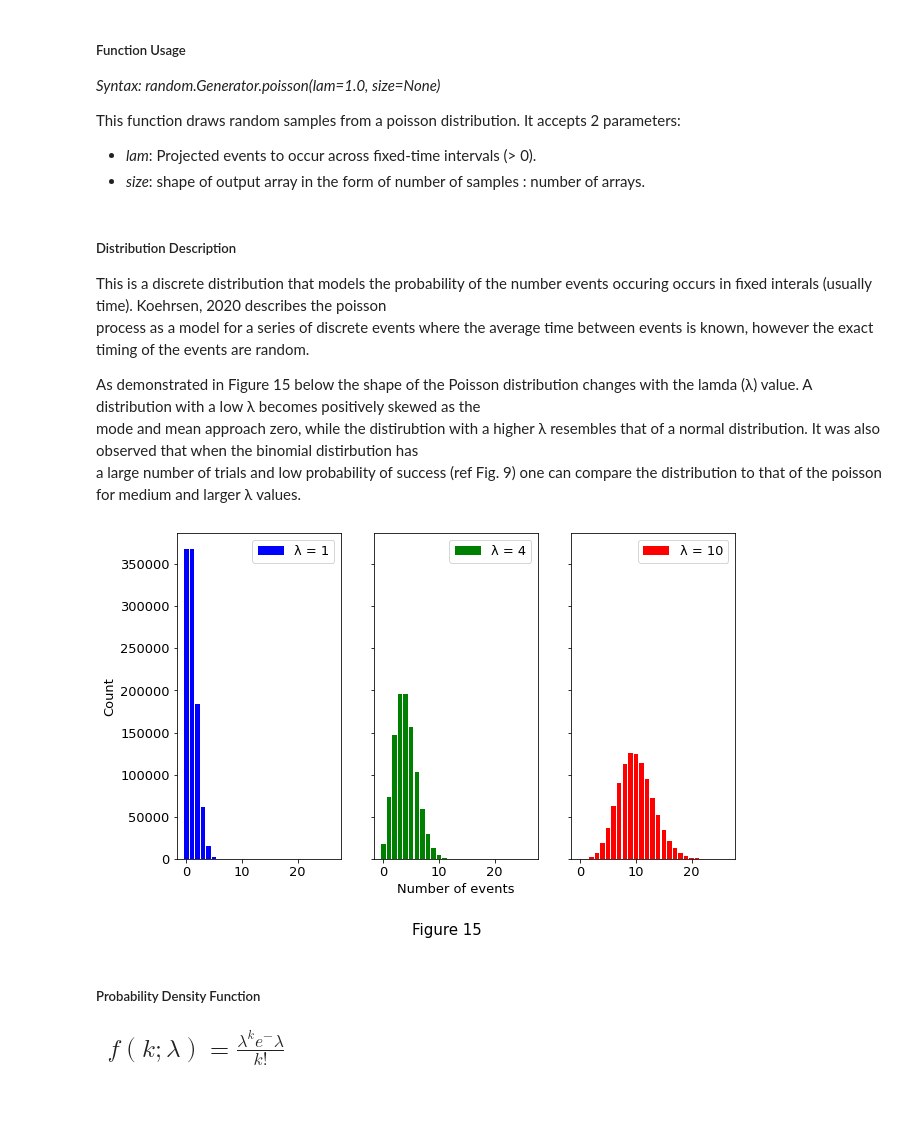
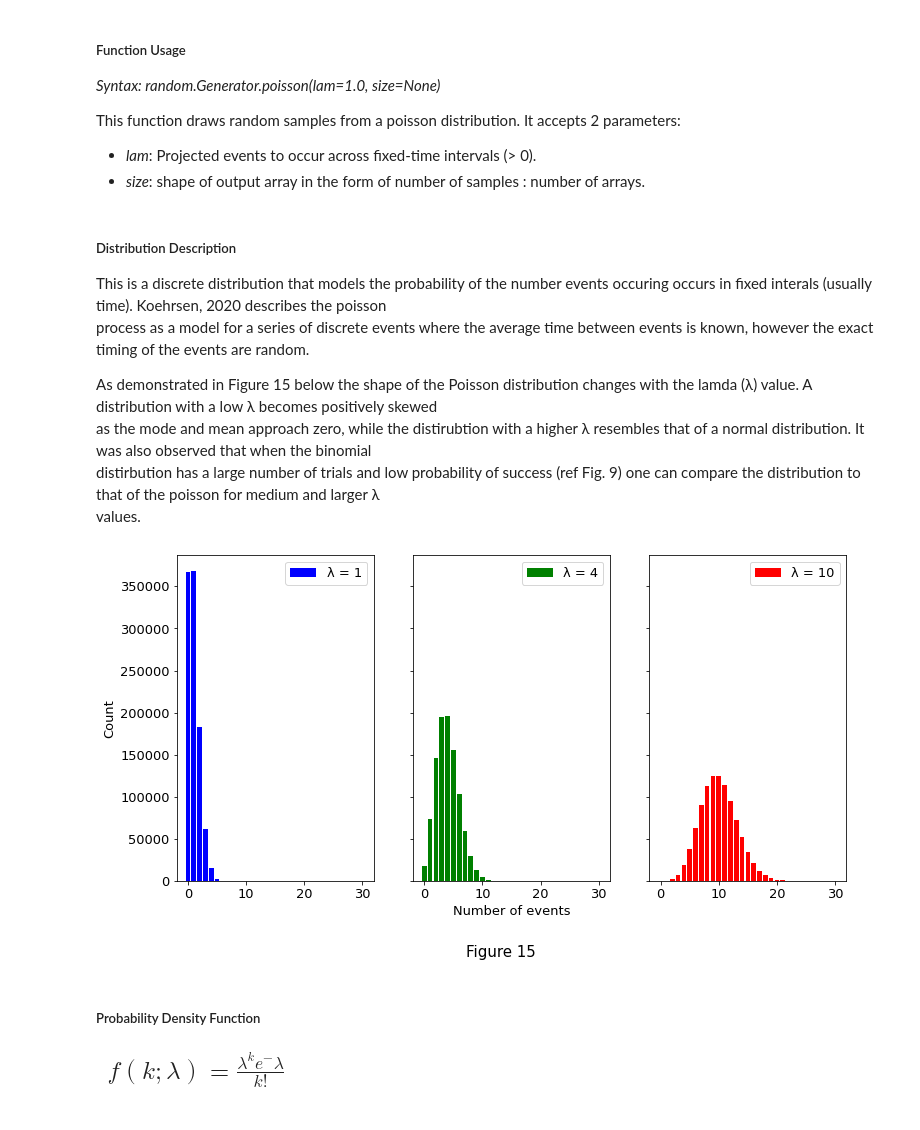
Before and after one commit to CiaranMoran27/numpy.random, a Jupyter notebook: numpy-random.ipynb, the cells around one changed output. Cells and saved outputs as stored; diff of their text form; code cells hidden in the pictures.

```diff
--- a/numpy-random.ipynb
+++ b/numpy-random.ipynb
@@ -943,37 +951,38 @@ This function draws random samples from a poisson  distribution. It accepts 2 pa
 This is a discrete distribution that models the probability of the number events occuring occurs in fixed interals (usually time). Koehrsen, 2020 describes the poisson<br>
 process as a model for a series of discrete events where the average time between events is known, however the exact timing of the events are random. <br>
 
-As demonstrated in Figure 15 below the shape of the Poisson distribution changes with the lamda (λ) value. A distribution with a low λ becomes positively skewed as the<br>
-mode and mean approach zero, while the distirubtion with a higher λ resembles that of a normal distribution. It was also observed that when the binomial distirbution has<br>
-a large number of trials and low probability of success (ref Fig. 9) one can compare the distribution to that of the poisson for medium and larger λ values.<br>
+As demonstrated in Figure 15 below the shape of the Poisson distribution changes with the lamda (λ) value. A distribution with a low λ becomes positively skewed<br>
+as the mode and mean approach zero, while the distirubtion with a higher λ resembles that of a normal distribution. It was also observed that when the binomial<br>
+distirbution has a large number of trials and low probability of success (ref Fig. 9) one can compare the distribution to that of the poisson for medium and larger λ<br>
+values.
 # %%
 # generate 2d nested (3x) array using 1, 4 and 10 lamda values respectively
 multi_array = rng.poisson(lam = (1, 4, 10), size = (1000000, 3))
 
 # isolate sub arrays
 array_low = multi_array[:,0]
 array_medium = multi_array[:,1]
 array_high = multi_array[:,2]
 
 # get unique values and counts
-unique_low, counts_low = np.unique(array_low, return_counts=True)
-unique_medium, counts_medium = np.unique(array_medium, return_counts=True)
-unique_high, counts_high = np.unique(array_high, return_counts=True)
+unique_low, counts_low = np.unique(array_low, return_counts = True)
+unique_medium, counts_medium = np.unique(array_medium, return_counts = True)
+unique_high, counts_high = np.unique(array_high, return_counts = True)
 
-fig, ax = plt.subplots(1, 3, sharex = True, sharey = True)
+fig, ax = plt.subplots(1, 3, sharex = True, sharey = True, figsize = (12, 6))
 plt.figtext(0.5, -0.05, 'Figure 15', wrap = True, horizontalalignment = 'center', fontsize = 15)
 
 ax[0].bar(unique_low, counts_low, label = 'λ = 1', color = 'blue')
 ax[1].bar(unique_medium, counts_medium, label = 'λ = 4', color = 'green')
 ax[2].bar(unique_high, counts_high, label = 'λ = 10', color = 'red')
 ax[0].set_ylabel('Count')
 ax[1].set_xlabel('Number of events')
 
 # add legend to all subplots
 for plot_index, ax in enumerate(fig.axes):
     ax.legend()
 # %% [output]
-[figure, old version]
+[figure, new version]
 # %% [markdown]
 ##### Probability Density Function
 <h2>&nbsp;  $f(k;λ)=\frac{λ^ke^-λ}{k!}$ <h2>
```
Also changed, not shown: parts of 31 cells of this notebook.
